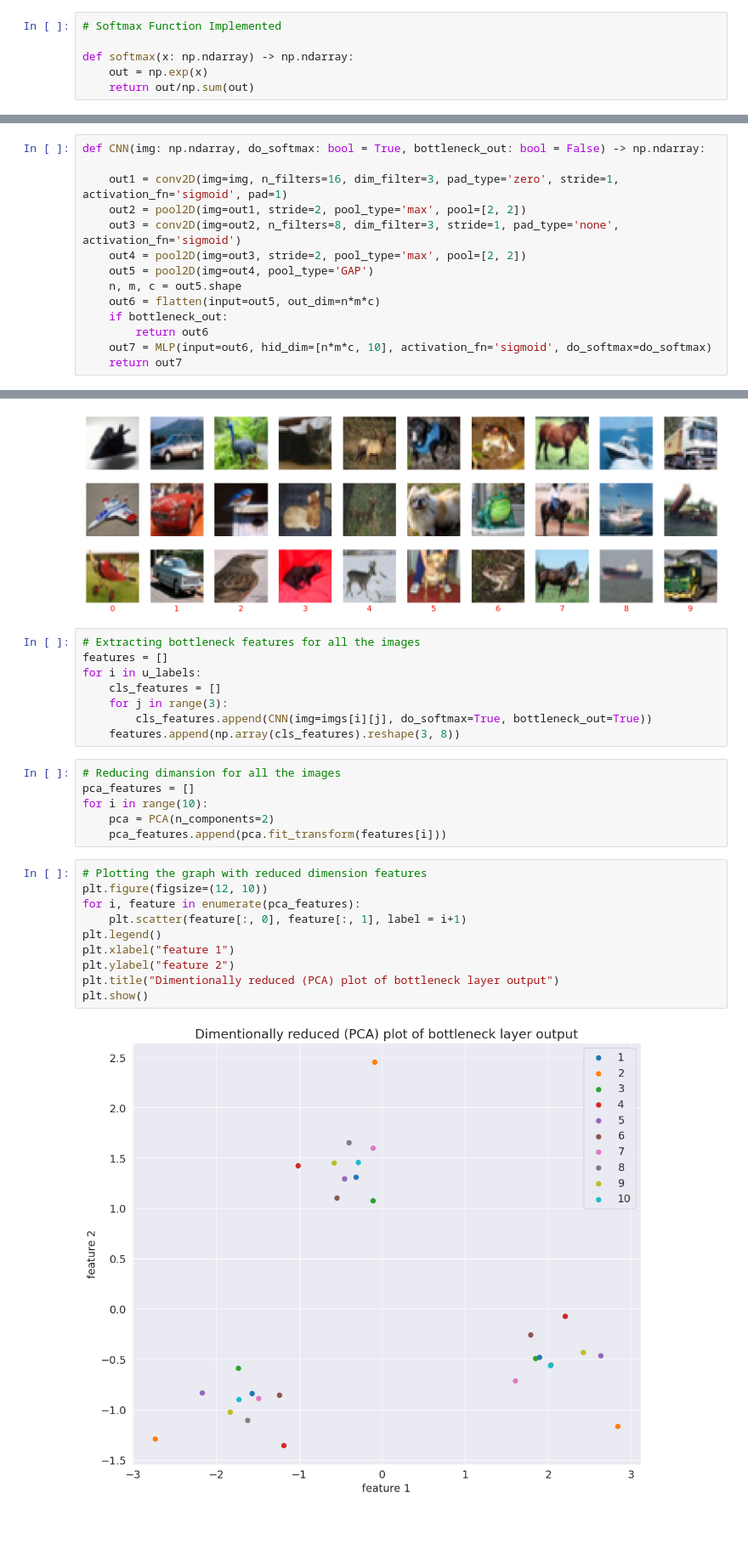
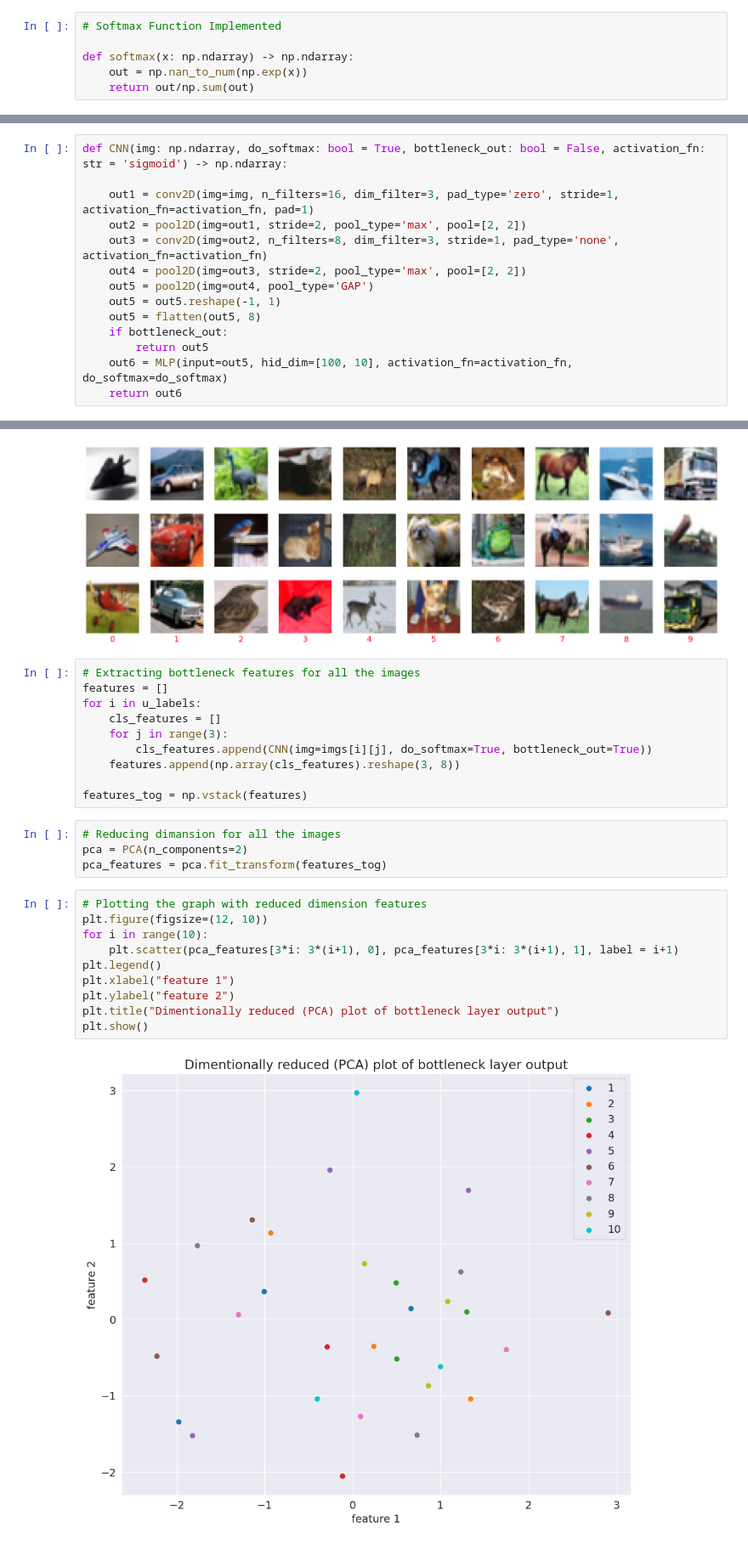
Before and after one commit to SAYANTA-ADHIKARI/DeepLearning-AI5100, a Jupyter notebook: Assignment_2/ai22mtech12005.ipynb, the cells around one changed output, grey strips where cells are left out. Shown at 85% size. Drawn from its saved outputs; the diff is of its cells as text.

```diff
--- a/Assignment_2/ai22mtech12005.ipynb
+++ b/Assignment_2/ai22mtech12005.ipynb
@@ -266,7 +336,7 @@ The activation map after flatten is : (254, 1)
 # Softmax Function Implemented
 
 def softmax(x: np.ndarray) -> np.ndarray:
-    out = np.exp(x)
+    out = np.nan_to_num(np.exp(x))
     return out/np.sum(out)
 # %%
 # Multilayer Perceptron Function
@@ -329,19 +400,19 @@ def unpickle(file: str) -> dict:
         dict = pickle.load(fo, encoding='bytes')
     return dict
 # %%
-def CNN(img: np.ndarray, do_softmax: bool = True, bottleneck_out: bool = False) -> np.ndarray:
+def CNN(img: np.ndarray, do_softmax: bool = True, bottleneck_out: bool = False, activation_fn: str = 'sigmoid') -> np.ndarray:
 
-    out1 = conv2D(img=img, n_filters=16, dim_filter=3, pad_type='zero', stride=1, activation_fn='sigmoid', pad=1)
+    out1 = conv2D(img=img, n_filters=16, dim_filter=3, pad_type='zero', stride=1, activation_fn=activation_fn, pad=1)
     out2 = pool2D(img=out1, stride=2, pool_type='max', pool=[2, 2])
-    out3 = conv2D(img=out2, n_filters=8, dim_filter=3, stride=1, pad_type='none', activation_fn='sigmoid')
+    out3 = conv2D(img=out2, n_filters=8, dim_filter=3, stride=1, pad_type='none', activation_fn=activation_fn)
     out4 = pool2D(img=out3, stride=2, pool_type='max', pool=[2, 2])
     out5 = pool2D(img=out4, pool_type='GAP')
-    n, m, c = out5.shape
-    out6 = flatten(input=out5, out_dim=n*m*c)
+    out5 = out5.reshape(-1, 1)
+    out5 = flatten(out5, 8)
     if bottleneck_out:
-        return out6
-    out7 = MLP(input=out6, hid_dim=[n*m*c, 10], activation_fn='sigmoid', do_softmax=do_softmax)
-    return out7
+        return out5
+    out6 = MLP(input=out5, hid_dim=[100, 10], activation_fn=activation_fn, do_softmax=do_softmax)
+    return out6
 # %%
 # Applying the forward pass
 
@@ -452,21 +523,21 @@ for i in u_labels:
     for j in range(3):
         cls_features.append(CNN(img=imgs[i][j], do_softmax=True, bottleneck_out=True))
     features.append(np.array(cls_features).reshape(3, 8))
+
+features_tog = np.vstack(features)
 # %%
 # Reducing dimansion for all the images
-pca_features = []
-for i in range(10):
-    pca = PCA(n_components=2)
-    pca_features.append(pca.fit_transform(features[i]))
+pca = PCA(n_components=2)
+pca_features = pca.fit_transform(features_tog)
 # %%
 # Plotting the graph with reduced dimension features
 plt.figure(figsize=(12, 10))
-for i, feature in enumerate(pca_features):
-    plt.scatter(feature[:, 0], feature[:, 1], label = i+1)
+for i in range(10):
+    plt.scatter(pca_features[3*i: 3*(i+1), 0], pca_features[3*i: 3*(i+1), 1], label = i+1)
 plt.legend()
 plt.xlabel("feature 1")
 plt.ylabel("feature 2")
 plt.title("Dimentionally reduced (PCA) plot of bottleneck layer output")
 plt.show()
 # %% [output]
-[figure, old version]
+[figure, new version]
```
Also changed, not shown: parts of 18 cells of this notebook, 1 other file.
